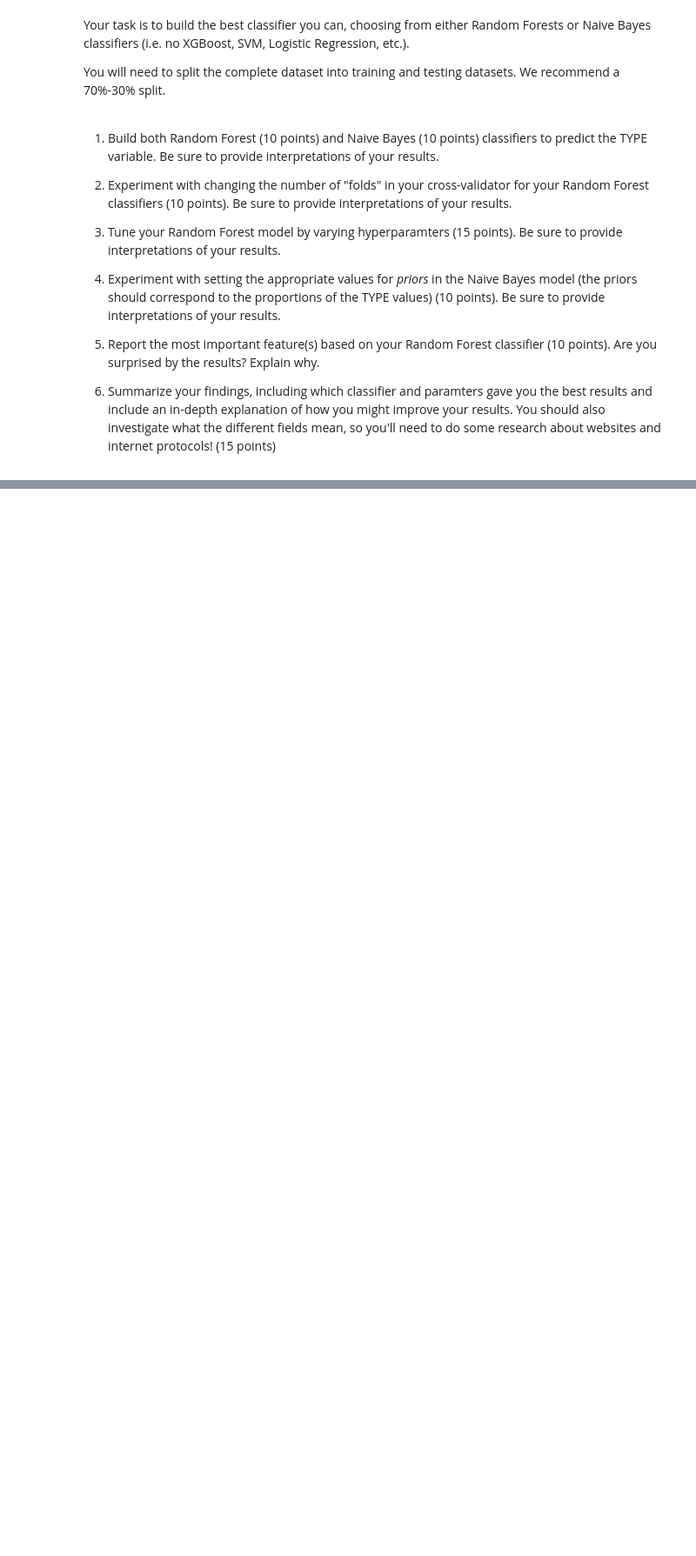
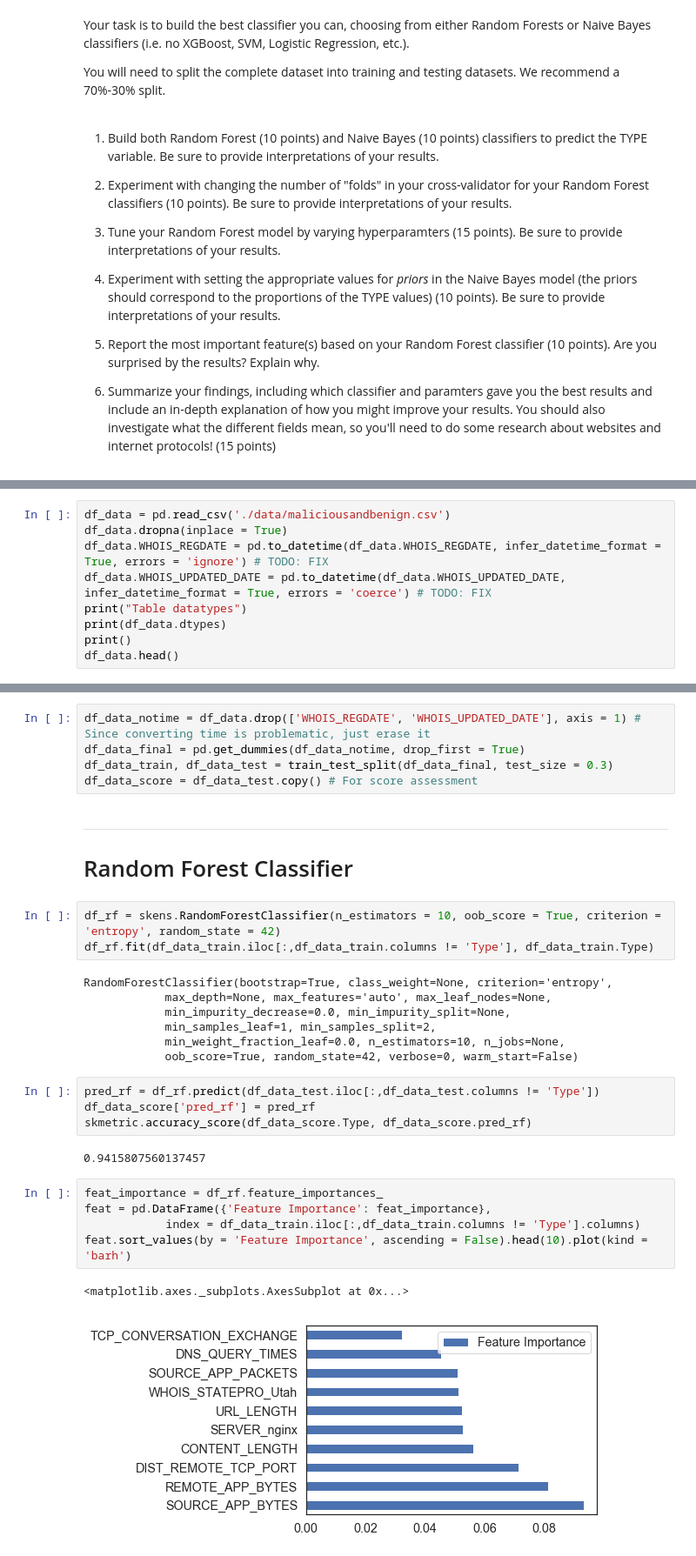
Before and after one commit to tengdann/si618, a Jupyter notebook: 618_Homework_07.ipynb, the cells around one changed output, grey strips where cells are left out. Shown at 87% size. Cells and saved outputs as stored; diff of their text form; blank space fills up the shorter version.

```diff
--- a/618_Homework_07.ipynb
+++ b/618_Homework_07.ipynb
@@ -31,0 +59,9 @@ You will need to split the complete dataset into training and testing datasets.
+# %%
+df_data = pd.read_csv('./data/maliciousandbenign.csv')
+df_data.dropna(inplace = True)
+df_data.WHOIS_REGDATE = pd.to_datetime(df_data.WHOIS_REGDATE, infer_datetime_format = True, errors = 'ignore') # TODO: FIX
+df_data.WHOIS_UPDATED_DATE = pd.to_datetime(df_data.WHOIS_UPDATED_DATE, infer_datetime_format = True, errors = 'coerce') # TODO: FIX
+print("Table datatypes")
+print(df_data.dtypes)
+print()
+df_data.head()
@@ -31,0 +93,32 @@ You will need to split the complete dataset into training and testing datasets.
+# %%
+df_data_notime = df_data.drop(['WHOIS_REGDATE', 'WHOIS_UPDATED_DATE'], axis = 1) # Since converting time is problematic, just erase it
+df_data_final = pd.get_dummies(df_data_notime, drop_first = True)
+df_data_train, df_data_test = train_test_split(df_data_final, test_size = 0.3)
+df_data_score = df_data_test.copy() # For score assessment
+# %% [markdown]
+-----------------------------------
+# Random Forest Classifier
+# %%
+df_rf = skens.RandomForestClassifier(n_estimators = 10, oob_score = True, criterion = 'entropy', random_state = 42)
+df_rf.fit(df_data_train.iloc[:,df_data_train.columns != 'Type'], df_data_train.Type)
+# %% [output]
+RandomForestClassifier(bootstrap=True, class_weight=None, criterion='entropy',
+            max_depth=None, max_features='auto', max_leaf_nodes=None,
+            min_impurity_decrease=0.0, min_impurity_split=None,
+            min_samples_leaf=1, min_samples_split=2,
+            min_weight_fraction_leaf=0.0, n_estimators=10, n_jobs=None,
+            oob_score=True, random_state=42, verbose=0, warm_start=False)
+# %%
+pred_rf = df_rf.predict(df_data_test.iloc[:,df_data_test.columns != 'Type'])
+df_data_score['pred_rf'] = pred_rf
+skmetric.accuracy_score(df_data_score.Type, df_data_score.pred_rf)
+# %% [output]
+0.9415807560137457
+# %%
+feat_importance = df_rf.feature_importances_
+feat = pd.DataFrame({'Feature Importance': feat_importance},
+            index = df_data_train.iloc[:,df_data_train.columns != 'Type'].columns)
+feat.sort_values(by = 'Feature Importance', ascending = False).head(10).plot(kind = 'barh')
+# %% [output]
+<matplotlib.axes._subplots.AxesSubplot at 0x...>
+[figure, added]
```
Also changed, not shown: parts of 14 cells of this notebook.
